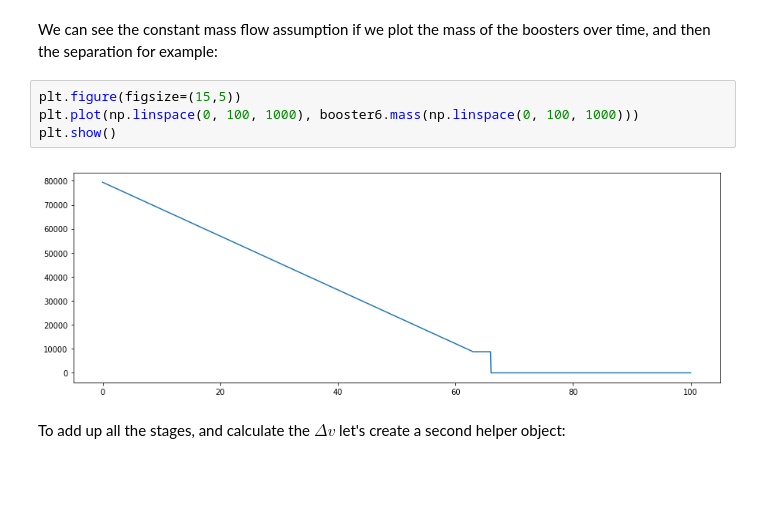
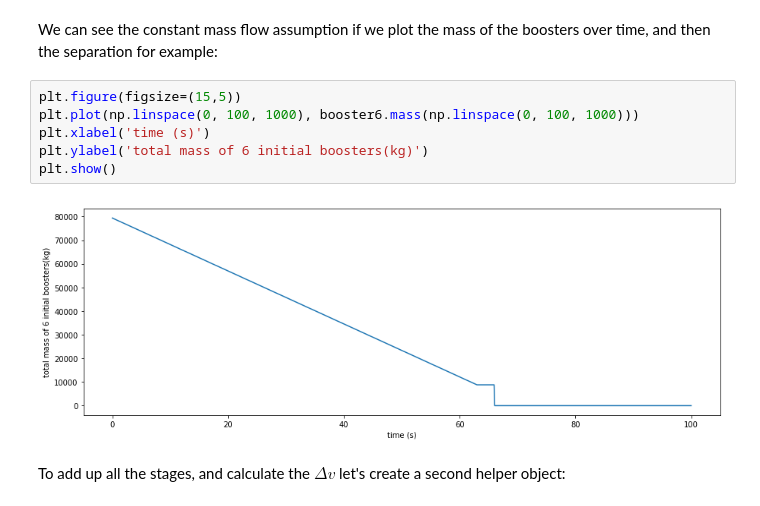
Before and after one commit to norheim/rocketscience, a Jupyter notebook: hw3.ipynb, the cells around one changed output. Saved outputs shown, nothing was run; the diff lists cells and outputs as text; blank space fills up the shorter version.

Commit message:
prettified figures

```diff
--- a/hw3.ipynb
+++ b/hw3.ipynb
@@ -215,9 +215,11 @@ We can see the constant mass flow assumption if we plot the mass of the boosters
 # %%
 plt.figure(figsize=(15,5))
 plt.plot(np.linspace(0, 100, 1000), booster6.mass(np.linspace(0, 100, 1000)))
+plt.xlabel('time (s)')
+plt.ylabel('total mass of 6 initial boosters(kg)')
 plt.show()
 # %% [output]
-[figure, old version]
+[figure, new version]
 # %% [markdown]
 To add up all the stages, and calculate the $\Delta v$ let's create a second helper object:
 # %%
```
Also changed, not shown: parts of 5 cells of this notebook.
